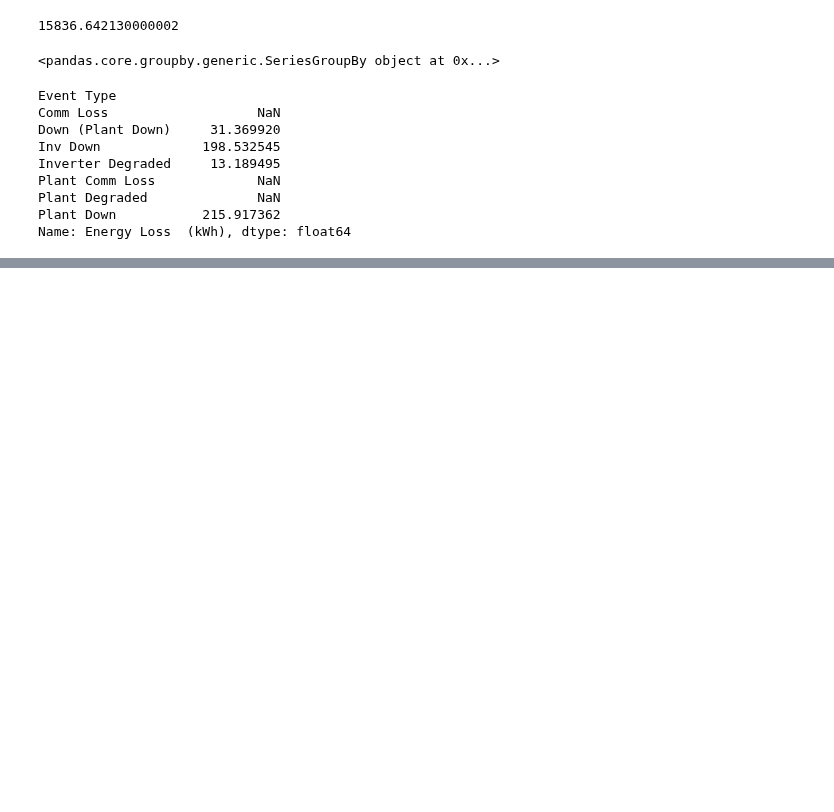
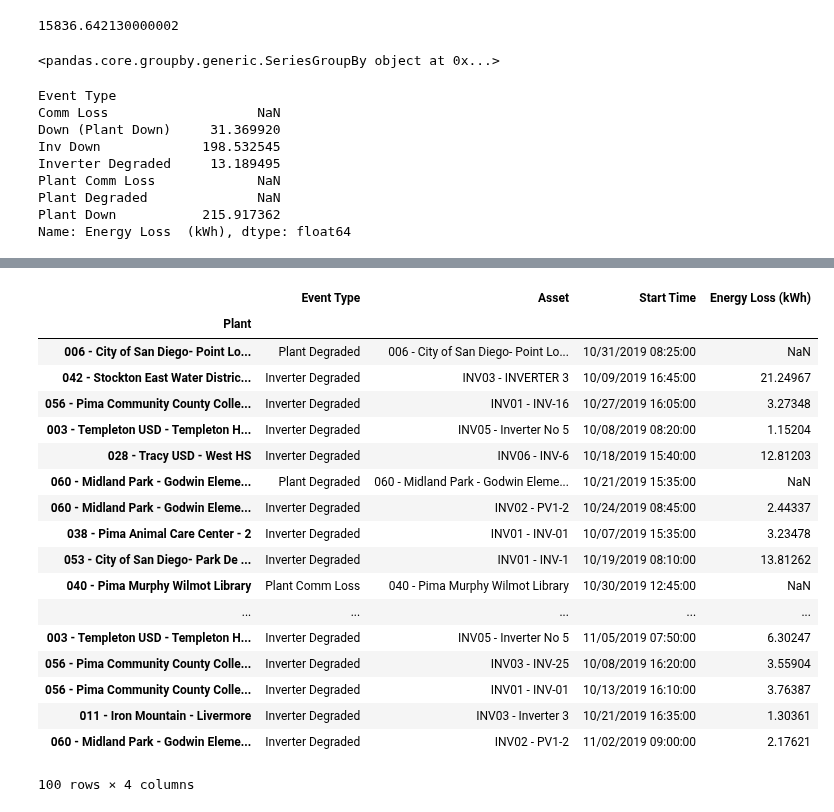
Before and after one commit to tahentx/pv_workbook, a Jupyter notebook: eda/sm3_2.ipynb, the cells around one changed output, grey strips where cells are left out. Cells and saved outputs as stored; diff of their text form; code cells hidden in the pictures; blank space fills up the shorter version.

```diff
--- a/eda/sm3_2.ipynb
+++ b/eda/sm3_2.ipynb
@@ -62,0 +64,23 @@ sns.boxplot( x=df['Event Type'],y=df["Energy Loss  (kWh)"] )
+# %%
+df2 = df.sample(n=100)
+df2.set_index('Plant')
+# %% [output]
+|  | Event Type | Asset | Start Time | Energy Loss (kWh) |
+| Plant |  |  |  |  |
+| 006 - City of San Diego- Point Lo... | Plant Degraded | 006 - City of San Diego- Point Lo... | 10/31/2019 08:25:00 | NaN |
+| 042 - Stockton East Water Distric... | Inverter Degraded | INV03 - INVERTER 3 | 10/09/2019 16:45:00 | 21.24967 |
+| 056 - Pima Community County Colle... | Inverter Degraded | INV01 - INV-16 | 10/27/2019 16:05:00 | 3.27348 |
+| 003 - Templeton USD - Templeton H... | Inverter Degraded | INV05 - Inverter No 5 | 10/08/2019 08:20:00 | 1.15204 |
+| 028 - Tracy USD - West HS | Inverter Degraded | INV06 - INV-6 | 10/18/2019 15:40:00 | 12.81203 |
+| 060 - Midland Park - Godwin Eleme... | Plant Degraded | 060 - Midland Park - Godwin Eleme... | 10/21/2019 15:35:00 | NaN |
+| 060 - Midland Park - Godwin Eleme... | Inverter Degraded | INV02 - PV1-2 | 10/24/2019 08:45:00 | 2.44337 |
+| 038 - Pima Animal Care Center - 2 | Inverter Degraded | INV01 - INV-01 | 10/07/2019 15:35:00 | 3.23478 |
+| 053 - City of San Diego- Park De ... | Inverter Degraded | INV01 - INV-1 | 10/19/2019 08:10:00 | 13.81262 |
+| 040 - Pima Murphy Wilmot Library | Plant Comm Loss | 040 - Pima Murphy Wilmot Library | 10/30/2019 12:45:00 | NaN |
+| ... | ... | ... | ... | ... |
+| 003 - Templeton USD - Templeton H... | Inverter Degraded | INV05 - Inverter No 5 | 11/05/2019 07:50:00 | 6.30247 |
+| 056 - Pima Community County Colle... | Inverter Degraded | INV03 - INV-25 | 10/08/2019 16:20:00 | 3.55904 |
+| 056 - Pima Community County Colle... | Inverter Degraded | INV01 - INV-01 | 10/13/2019 16:10:00 | 3.76387 |
+| 011 - Iron Mountain - Livermore | Inverter Degraded | INV03 - Inverter 3 | 10/21/2019 16:35:00 | 1.30361 |
+| 060 - Midland Park - Godwin Eleme... | Inverter Degraded | INV02 - PV1-2 | 11/02/2019 09:00:00 | 2.17621 |
+100 rows × 4 columns
```
Also changed, not shown: parts of 9 cells of this notebook.
